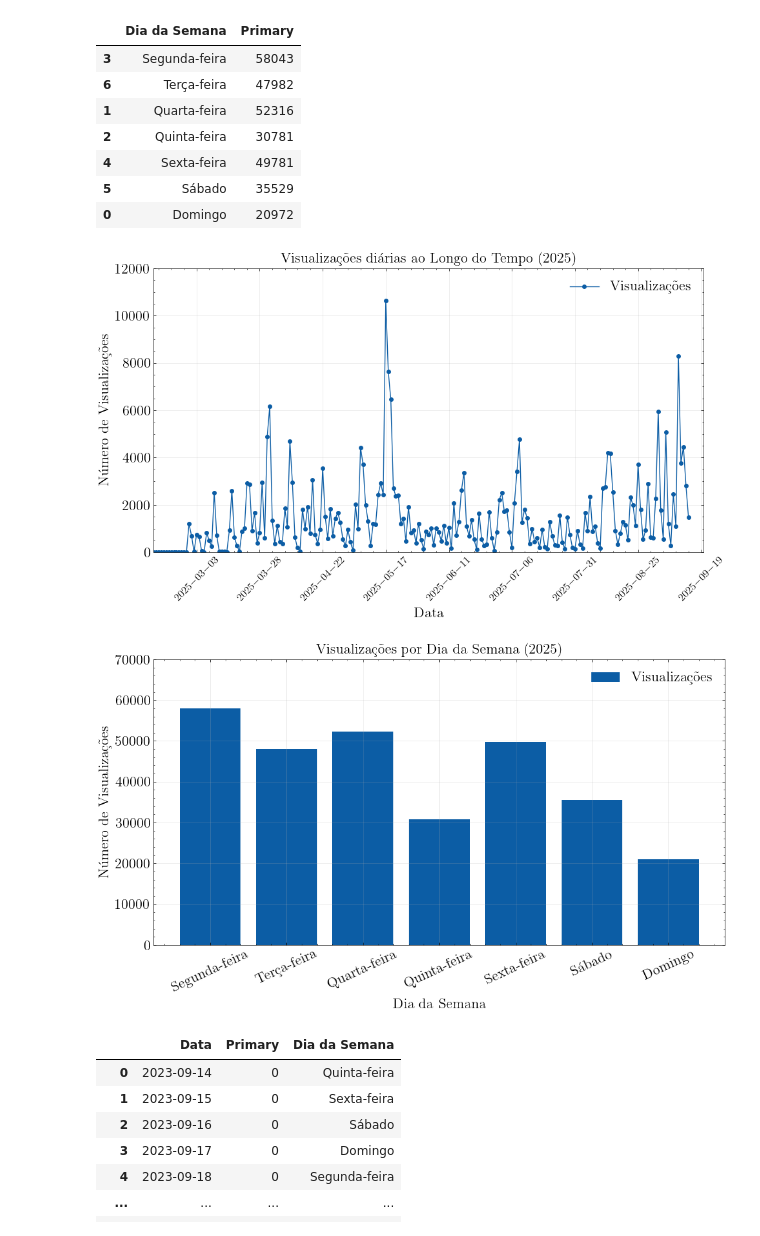
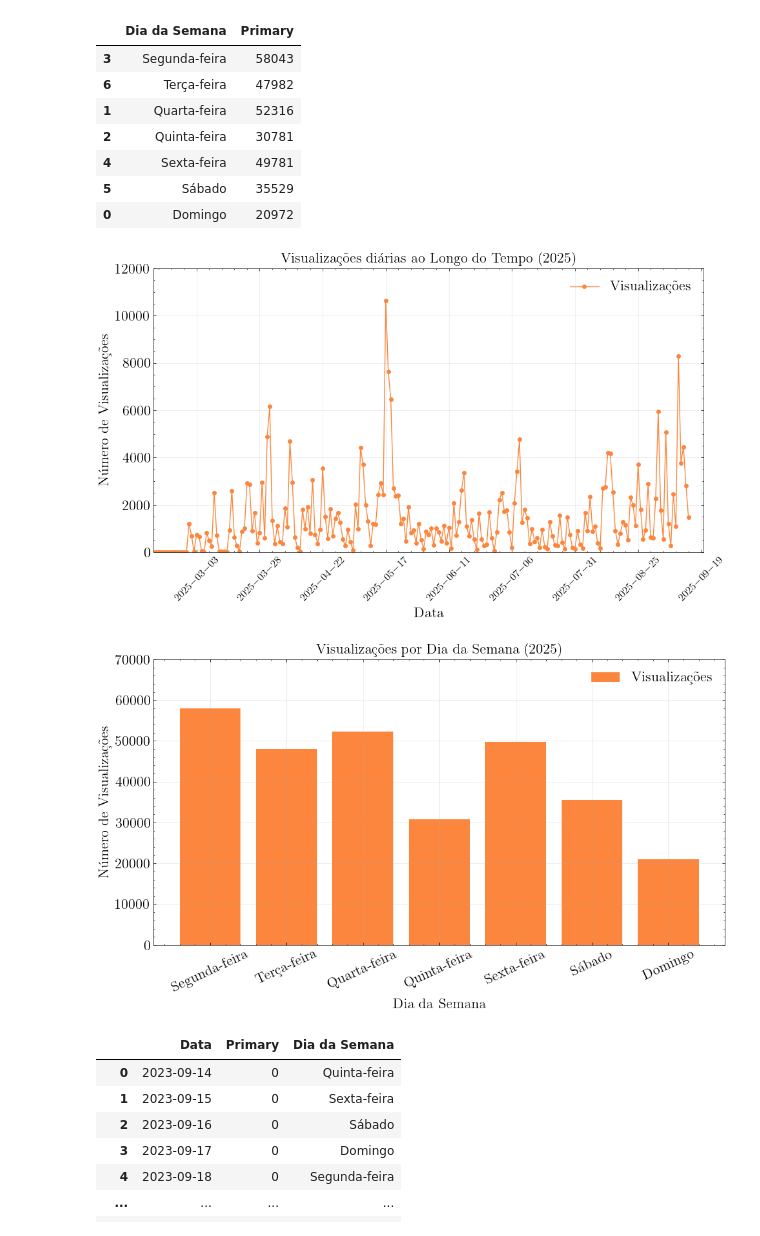
Before and after one commit to arthurto/dados_alcance_pop_science, a Jupyter notebook: notebooks/plot_2025.ipynb, the cells around one changed output. Cells and saved outputs as stored; diff of their text form; code cells hidden in the pictures.

```diff
--- a/notebooks/plot_2025.ipynb
+++ b/notebooks/plot_2025.ipynb
@@ -14,6 +14,9 @@ mpl.ticker.MaxNLocator.default_params['nbins'] = 10    # força no máximo 10 ti
 
 
 plt.style.use('science')
+# %%
+# Cores
+cor_1 = '#fc863d'
 # %%
 # Dados de visualizações
 # A forma como a meta disponibiliza os dados mudou
@@ -71,7 +74,7 @@ vis_25_sem
 # %%
 fig, ax = plt.subplots(figsize=(10, 6))  # cria figura + eixos
 
-ax.plot(vis_25['Data'], vis_25['Primary'], marker='o',ms=4, label='Visualizações')
+ax.plot(vis_25['Data'], vis_25['Primary'], marker='o',ms=4, label='Visualizações',color=cor_1)
 
 ax.set_xlabel('Data',fontsize=16)
 ax.set_ylabel('Número de Visualizações',fontsize=16)
@@ -90,30 +93,30 @@ fig.tight_layout()
 plt.grid(alpha=0.3)
 plt.show()
 # %% [output]
-[figure, old version]
+[figure, new version]
 # %%
 fig, ax = plt.subplots(figsize=(10, 6))  # cria figura + eixos
 
-ax.bar(vis_25_sem['Dia da Semana'], vis_25_sem['Primary'],label='Visualizações')
+ax.bar(vis_25_sem['Dia da Semana'], vis_25_sem['Primary'],label='Visualizações',color=cor_1)
 
 ax.set_xlabel('Dia da Semana',fontsize=16)
 ax.set_ylabel('Número de Visualizações',fontsize=16)
 ax.set_title('Visualizações por Dia da Semana (2025)',fontsize=16)
 
 # ax.xaxis.set_major_locator(ticker.MaxNLocator(nbins=10))  # força no máximo 10 ticks no eixo x
 ax.tick_params(axis='x', rotation=25,labelsize=16)  # rotaciona os ticks do eixo x
 ax.tick_params(axis='y',labelsize=16)
 
 # ax.set_xlim([pd.to_datetime('2025-02-14'),pd.to_datetime('2025-09-20')])
 # ax.set_ylim([0.0,12000])
 
 ax.legend(fontsize=16)
 fig.tight_layout()
 
 plt.grid(alpha=0.3)
 plt.show()
 # %% [output]
-[figure, old version]
+[figure, new version]
 # %%
 # Dados de Alcance
 # Só existem dados de 2023 -> 2025
```
Also changed, not shown: parts of 5 cells of this notebook, 1 other file.
